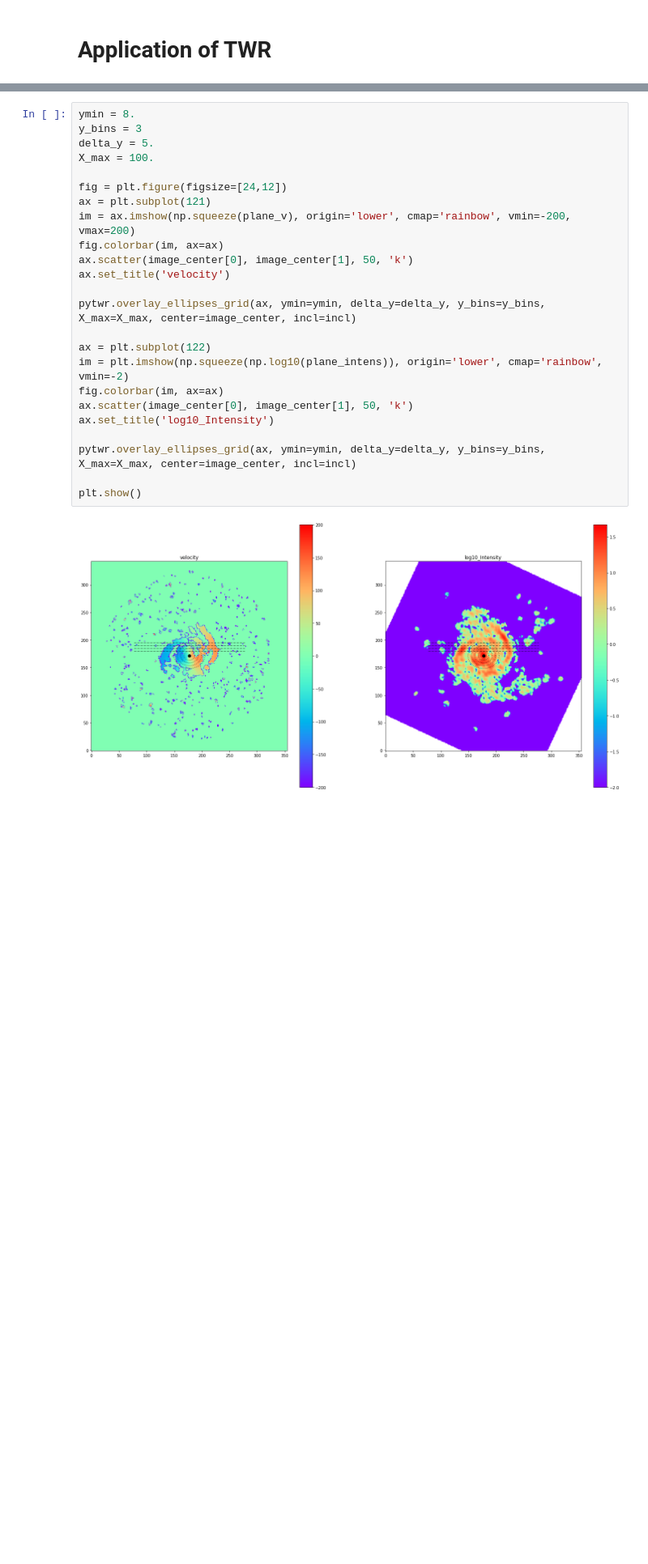
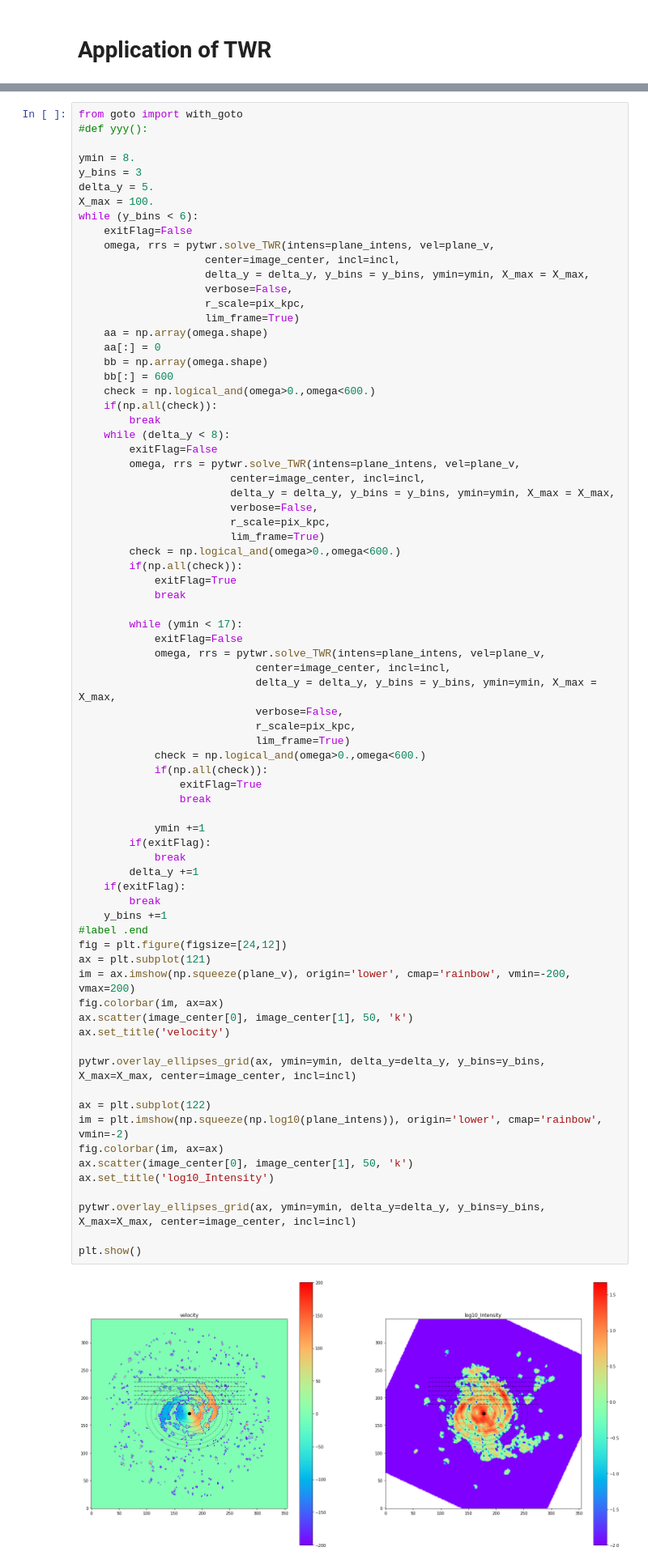
Before and after one commit to strawberryfieldss/galaxy, a Jupyter notebook: new/pyTWR-master/Example notebook.ipynb, the cells around one changed output, grey strips where cells are left out. Shown at 81% size. Saved outputs shown, nothing was run; the diff lists cells and outputs as text; blank space fills up the shorter version.

```diff
--- a/new/pyTWR-master/Example notebook.ipynb
+++ b/new/pyTWR-master/Example notebook.ipynb
@@ -103,31 +105,82 @@ How we cut to ellipses is an essential part, because this determines on which ra
 
 Let's illustrate this for y>0 side:
 # %%
+from goto import with_goto
+#def yyy():
+
 ymin = 8.
 y_bins = 3
 delta_y = 5.
 X_max = 100.
+while (y_bins < 6):
+    exitFlag=False
+    omega, rrs = pytwr.solve_TWR(intens=plane_intens, vel=plane_v,
+                    center=image_center, incl=incl,
+                    delta_y = delta_y, y_bins = y_bins, ymin=ymin, X_max = X_max,
+                    verbose=False,
+                    r_scale=pix_kpc,
+                    lim_frame=True)
+    aa = np.array(omega.shape)
+    aa[:] = 0
+    bb = np.array(omega.shape)
+    bb[:] = 600
+    check = np.logical_and(omega>0.,omega<600.)
+    if(np.all(check)):
+        break
+    while (delta_y < 8):
+        exitFlag=False
+        omega, rrs = pytwr.solve_TWR(intens=plane_intens, vel=plane_v,
+                        center=image_center, incl=incl,
+                        delta_y = delta_y, y_bins = y_bins, ymin=ymin, X_max = X_max,
+                        verbose=False,
+                        r_scale=pix_kpc,
+                        lim_frame=True)
+        check = np.logical_and(omega>0.,omega<600.)
+        if(np.all(check)):
+            exitFlag=True
+            break
 
+        while (ymin < 17):
+            exitFlag=False
+            omega, rrs = pytwr.solve_TWR(intens=plane_intens, vel=plane_v,
+                            center=image_center, incl=incl,
+                            delta_y = delta_y, y_bins = y_bins, ymin=ymin, X_max = X_max,
+                            verbose=False,
+                            r_scale=pix_kpc,
+                            lim_frame=True)
+            check = np.logical_and(omega>0.,omega<600.)
+            if(np.all(check)):
+                exitFlag=True
+                break
+
+            ymin +=1
+        if(exitFlag):
+            break
+        delta_y +=1
+    if(exitFlag):
+        break
+    y_bins +=1
+#label .end
 fig = plt.figure(figsize=[24,12])
 ax = plt.subplot(121)
 im = ax.imshow(np.squeeze(plane_v), origin='lower', cmap='rainbow', vmin=-200, vmax=200)
 fig.colorbar(im, ax=ax)
 ax.scatter(image_center[0], image_center[1], 50, 'k')
 ax.set_title('velocity')
 
 pytwr.overlay_ellipses_grid(ax, ymin=ymin, delta_y=delta_y, y_bins=y_bins, X_max=X_max, center=image_center, incl=incl)
 
 ax = plt.subplot(122)
 im = plt.imshow(np.squeeze(np.log10(plane_intens)), origin='lower', cmap='rainbow', vmin=-2)
 fig.colorbar(im, ax=ax)
 ax.scatter(image_center[0], image_center[1], 50, 'k')
 ax.set_title('log10_Intensity')
 
 pytwr.overlay_ellipses_grid(ax, ymin=ymin, delta_y=delta_y, y_bins=y_bins, X_max=X_max, center=image_center, incl=incl)
 
 plt.show()
 # %% [output]
-[figure, old version]
+[figure, new version]
 # %% [markdown]
 There are 3 radial bins, because the inner one is just offset and not included. Let's show how TWR can be applied for exactly the same set of parameters:
 # %%
```
Also changed, not shown: parts of 5 cells of this notebook.
